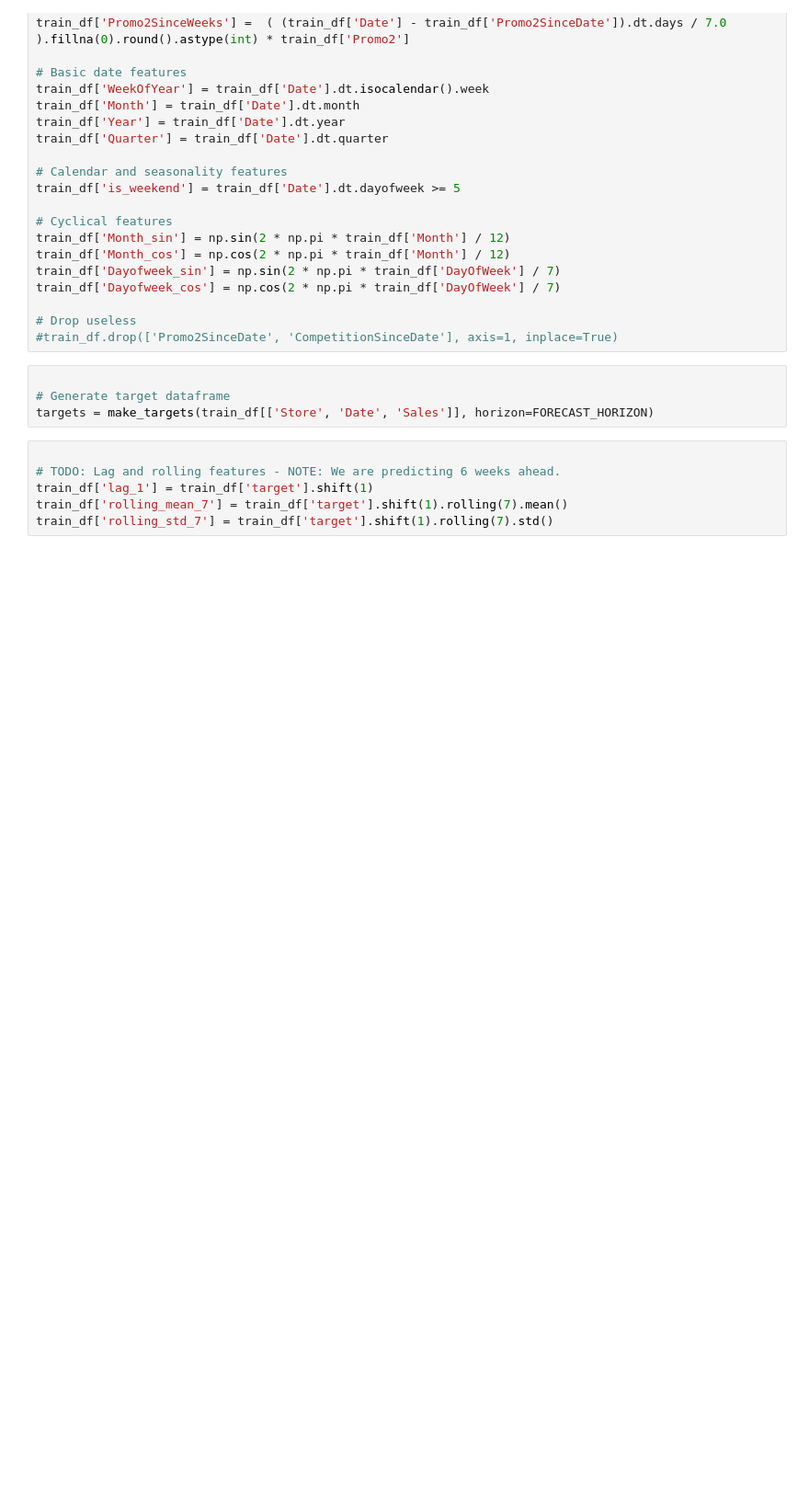
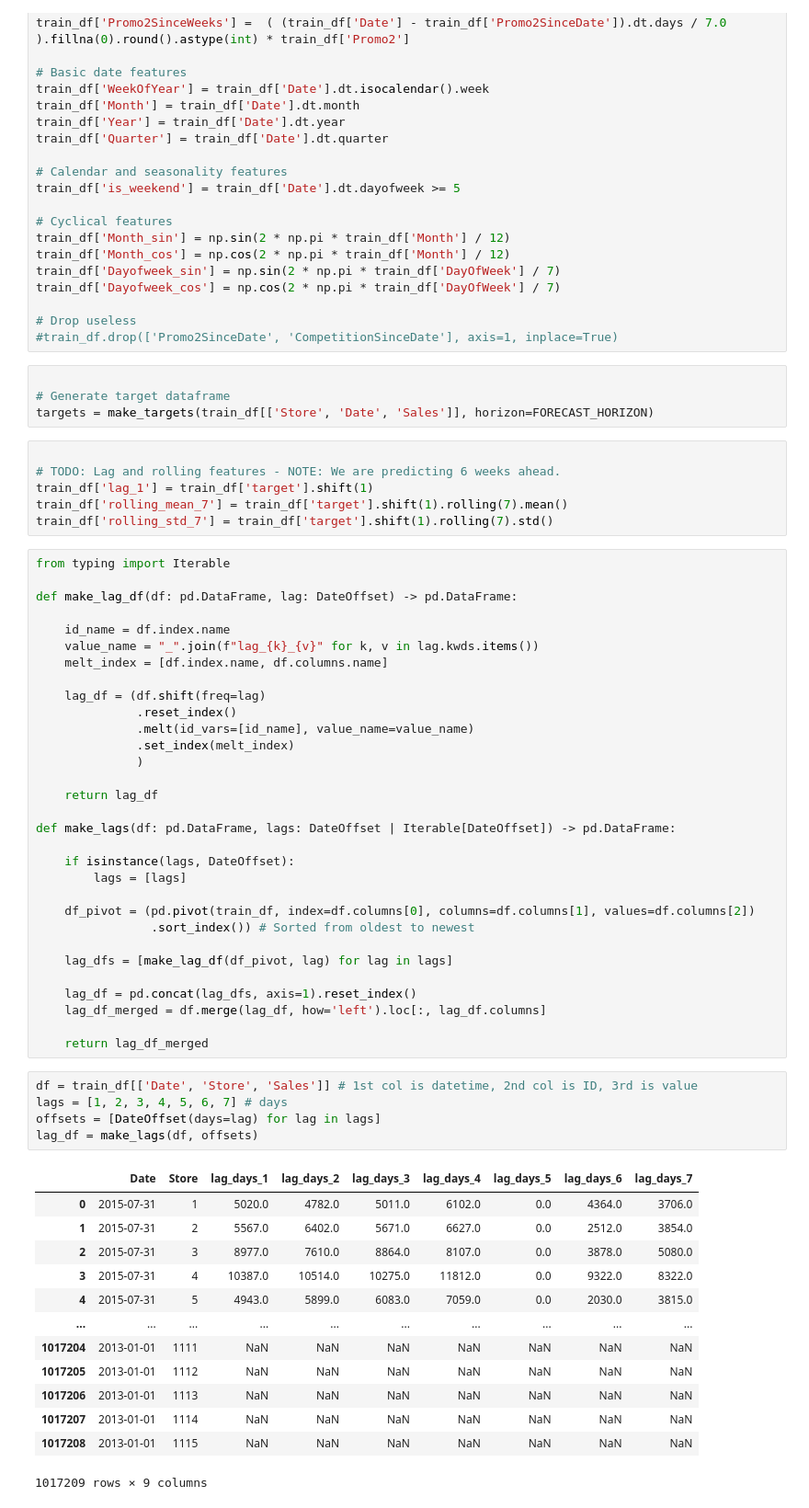
Before and after one commit to Miltos-90/Rossmann_Store_Sales_Forecasting, a Jupyter notebook: main.ipynb, the cells around one changed output. Shown: that part at 92% size. Drawn from its saved outputs; the diff is of its cells as text; blank space fills up the shorter version.

```diff
--- a/main.ipynb
+++ b/main.ipynb
@@ -105,3 +105,53 @@ targets = make_targets(train_df[['Store', 'Date', 'Sales']], horizon=FORECAST_HO
 train_df['lag_1'] = train_df['target'].shift(1)
 train_df['rolling_mean_7'] = train_df['target'].shift(1).rolling(7).mean()
 train_df['rolling_std_7'] = train_df['target'].shift(1).rolling(7).std()
+# %%
+from typing import Iterable
+
+def make_lag_df(df: pd.DataFrame, lag: DateOffset) -> pd.DataFrame:
+
+    id_name = df.index.name
+    value_name = "_".join(f"lag_{k}_{v}" for k, v in lag.kwds.items())
+    melt_index = [df.index.name, df.columns.name]
+
+    lag_df = (df.shift(freq=lag)
+              .reset_index()
+              .melt(id_vars=[id_name], value_name=value_name)
+              .set_index(melt_index)
+              )
+
+    return lag_df
+
+def make_lags(df: pd.DataFrame, lags: DateOffset | Iterable[DateOffset]) -> pd.DataFrame:
+
+    if isinstance(lags, DateOffset):
+        lags = [lags]
+
+    df_pivot = (pd.pivot(train_df, index=df.columns[0], columns=df.columns[1], values=df.columns[2])
+                .sort_index()) # Sorted from oldest to newest
+
+    lag_dfs = [make_lag_df(df_pivot, lag) for lag in lags]
+
+    lag_df = pd.concat(lag_dfs, axis=1).reset_index()
+    lag_df_merged = df.merge(lag_df, how='left').loc[:, lag_df.columns]
+
+    return lag_df_merged
+# %%
+df = train_df[['Date', 'Store', 'Sales']] # 1st col is datetime, 2nd col is ID, 3rd is value
+lags = [1, 2, 3, 4, 5, 6, 7] # days
+offsets = [DateOffset(days=lag) for lag in lags]
+lag_df = make_lags(df, offsets)
+# %% [output]
+|  | Date | Store | lag_days_1 | lag_days_2 | lag_days_3 | lag_days_4 | lag_days_5 | lag_days_6 | lag_days_7 |
+| 0 | 2015-07-31 | 1 | 5020.0 | 4782.0 | 5011.0 | 6102.0 | 0.0 | 4364.0 | 3706.0 |
+| 1 | 2015-07-31 | 2 | 5567.0 | 6402.0 | 5671.0 | 6627.0 | 0.0 | 2512.0 | 3854.0 |
+| 2 | 2015-07-31 | 3 | 8977.0 | 7610.0 | 8864.0 | 8107.0 | 0.0 | 3878.0 | 5080.0 |
+| 3 | 2015-07-31 | 4 | 10387.0 | 10514.0 | 10275.0 | 11812.0 | 0.0 | 9322.0 | 8322.0 |
+| 4 | 2015-07-31 | 5 | 4943.0 | 5899.0 | 6083.0 | 7059.0 | 0.0 | 2030.0 | 3815.0 |
+| ... | ... | ... | ... | ... | ... | ... | ... | ... | ... |
+| 1017204 | 2013-01-01 | 1111 | NaN | NaN | NaN | NaN | NaN | NaN | NaN |
+| 1017205 | 2013-01-01 | 1112 | NaN | NaN | NaN | NaN | NaN | NaN | NaN |
+| 1017206 | 2013-01-01 | 1113 | NaN | NaN | NaN | NaN | NaN | NaN | NaN |
+| 1017207 | 2013-01-01 | 1114 | NaN | NaN | NaN | NaN | NaN | NaN | NaN |
+| 1017208 | 2013-01-01 | 1115 | NaN | NaN | NaN | NaN | NaN | NaN | NaN |
+1017209 rows × 9 columns
```
Also changed, not shown: parts of 2 cells of this notebook.
